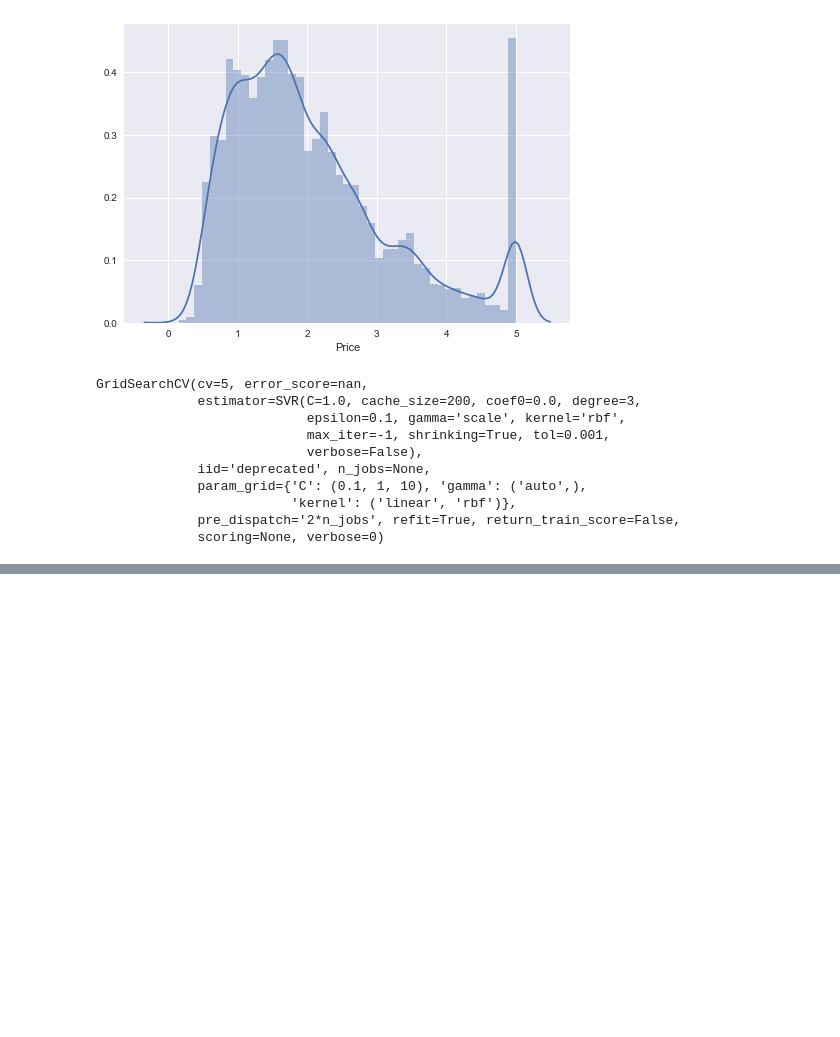
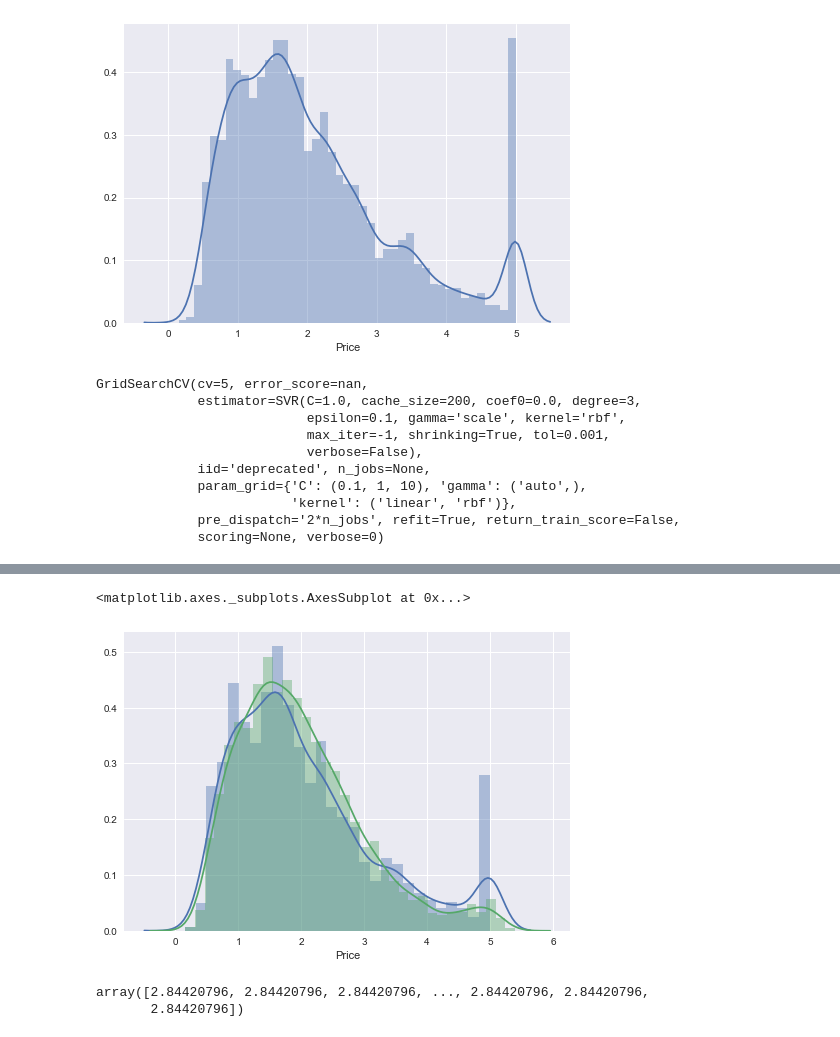
Before and after one commit to Bounty1993/ML-scripts, a Jupyter notebook: california_housing.ipynb, the cells around one changed output, grey strips where cells are left out. Saved outputs shown, nothing was run; the diff lists cells and outputs as text; code cells hidden in the pictures; blank space fills up the shorter version.

```diff
--- a/california_housing.ipynb
+++ b/california_housing.ipynb
@@ -119,0 +128,5 @@ ValueError: X.shape[1] = 1 should be equal to 8, the number of features at train
+# %%
+X_test = imputer.transform(X_test)
+X_test = scaler.transform(X_test)
+# %%
+Y_pred = model.predict(X_test)
@@ -119,0 +145,11 @@ ValueError: X.shape[1] = 1 should be equal to 8, the number of features at train
+# %%
+sns.distplot(Y_test)
+sns.distplot(Y_pred)
+# %% [output]
+<matplotlib.axes._subplots.AxesSubplot at 0x...>
+[figure, added]
+# %%
+Y_pred
+# %% [output]
+array([2.84420796, 2.84420796, 2.84420796, ..., 2.84420796, 2.84420796,
+       2.84420796])
```
Also changed, not shown: parts of 7 cells of this notebook, 1 other file.
